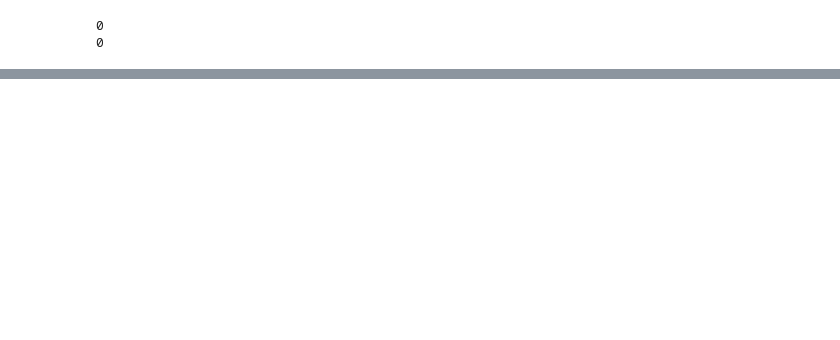
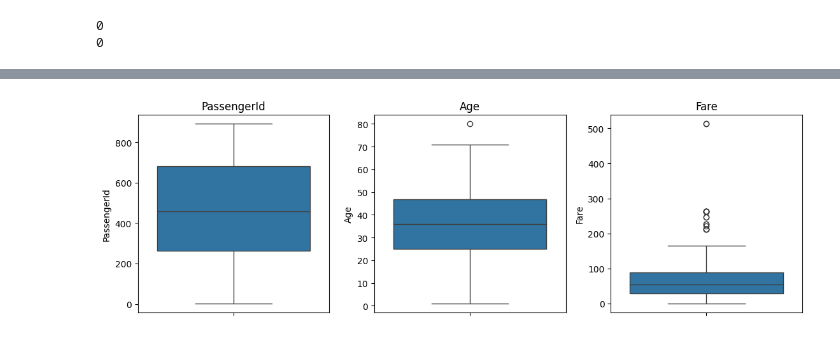
Before and after one commit to MariuszGodl/preprocessing-gradient, a Jupyter notebook: src/titanis.ipynb, the cells around one changed output, grey strips where cells are left out. Cells and saved outputs as stored; diff of their text form; code cells hidden in the pictures; blank space fills up the shorter version.

```diff
--- a/src/titanis.ipynb
+++ b/src/titanis.ipynb
@@ -274,0 +343,5 @@ def multiboxplot()
+# %%
+# we can see that iqr lines match the boxplot range as they are the same thing and the dots are outliers
+outliers = multiboxplot(train, cols_to_exclude=["Survived"])
+# %% [output]
+[figure, added]
```
Also changed, not shown: parts of 24 cells of this notebook, 1 other file.
